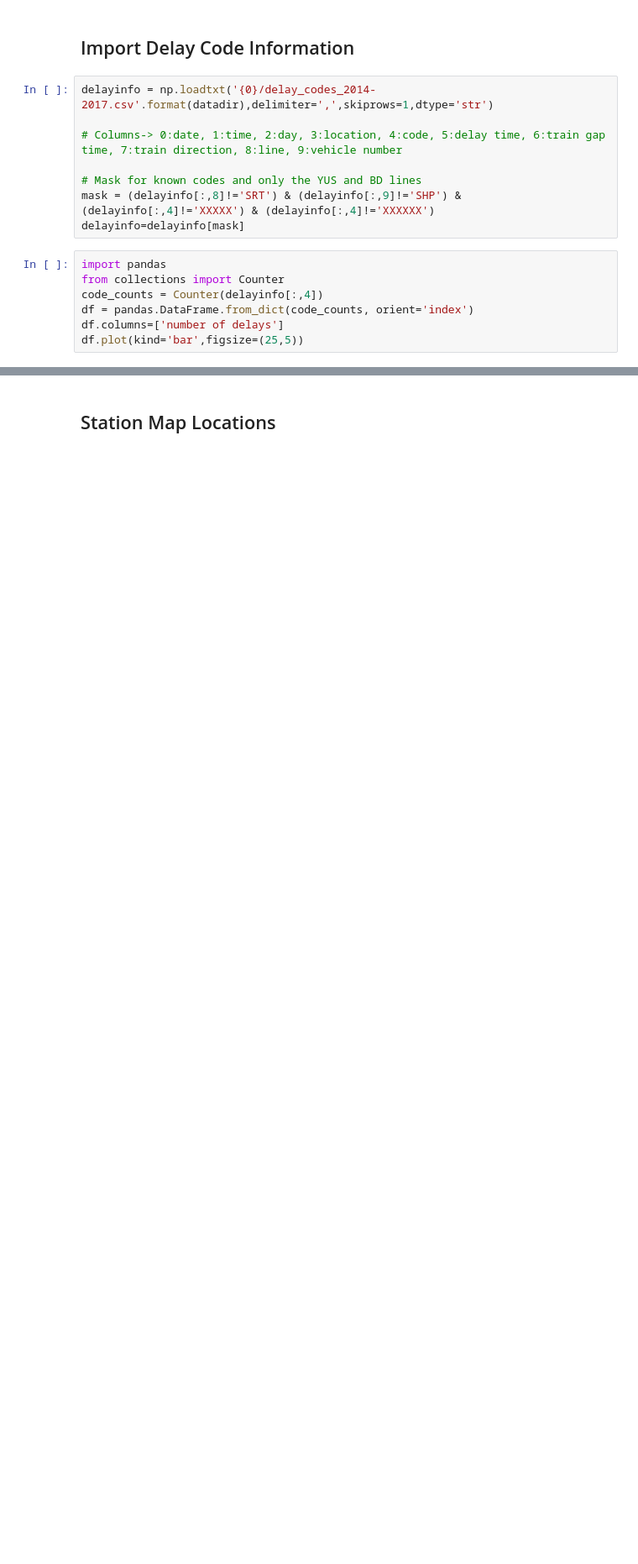
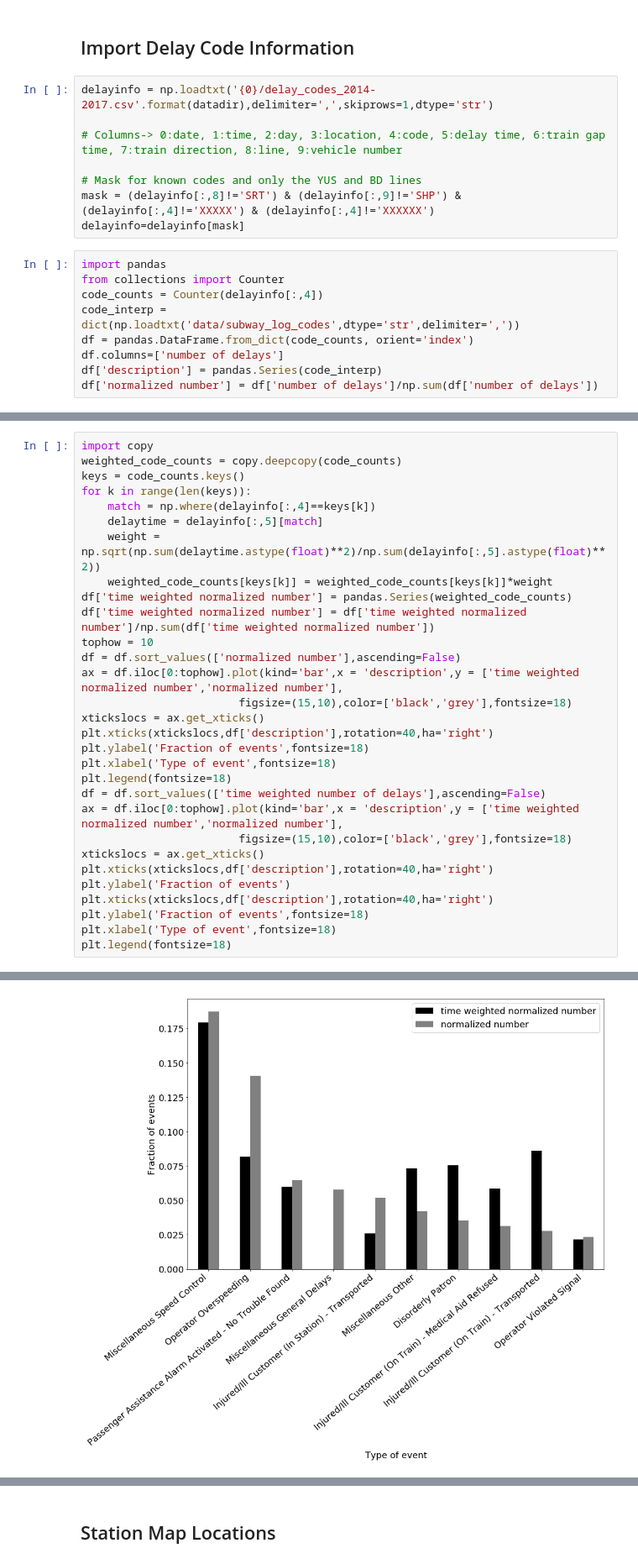
Before and after one commit to npricejones/ttc-vis, a Jupyter notebook: delay-ridership.ipynb, the cells around one changed output, grey strips where cells are left out. Shown at 84% size. Drawn from its saved outputs; the diff is of its cells as text; blank space fills up the shorter version.

```diff
--- a/delay-ridership.ipynb
+++ b/delay-ridership.ipynb
@@ -64,7 +64,9 @@ delayinfo=delayinfo[mask]
 import pandas
 from collections import Counter
 code_counts = Counter(delayinfo[:,4])
+code_interp = dict(np.loadtxt('data/subway_log_codes',dtype='str',delimiter=','))
 df = pandas.DataFrame.from_dict(code_counts, orient='index')
 df.columns=['number of delays']
-df.plot(kind='bar',figsize=(25,5))
+df['description'] = pandas.Series(code_interp)
+df['normalized number'] = df['number of delays']/np.sum(df['number of delays'])
 # %% [output]
@@ -72,0 +91,31 @@ df.plot(kind='bar',figsize=(25,5))
+# %%
+import copy
+weighted_code_counts = copy.deepcopy(code_counts)
+keys = code_counts.keys()
+for k in range(len(keys)):
+    match = np.where(delayinfo[:,4]==keys[k])
+    delaytime = delayinfo[:,5][match]
+    weight = np.sqrt(np.sum(delaytime.astype(float)**2)/np.sum(delayinfo[:,5].astype(float)**2))
+    weighted_code_counts[keys[k]] = weighted_code_counts[keys[k]]*weight
+df['time weighted normalized number'] = pandas.Series(weighted_code_counts)
+df['time weighted normalized number'] = df['time weighted normalized number']/np.sum(df['time weighted normalized number'])
+tophow = 10
+df = df.sort_values(['normalized number'],ascending=False)
+ax = df.iloc[0:tophow].plot(kind='bar',x = 'description',y = ['time weighted normalized number','normalized number'],
+                        figsize=(15,10),color=['black','grey'],fontsize=18)
+xtickslocs = ax.get_xticks()
+plt.xticks(xtickslocs,df['description'],rotation=40,ha='right')
+plt.ylabel('Fraction of events',fontsize=18)
+plt.xlabel('Type of event',fontsize=18)
+plt.legend(fontsize=18)
+df = df.sort_values(['time weighted number of delays'],ascending=False)
+ax = df.iloc[0:tophow].plot(kind='bar',x = 'description',y = ['time weighted normalized number','normalized number'],
+                        figsize=(15,10),color=['black','grey'],fontsize=18)
+xtickslocs = ax.get_xticks()
+plt.xticks(xtickslocs,df['description'],rotation=40,ha='right')
+plt.ylabel('Fraction of events')
+plt.xticks(xtickslocs,df['description'],rotation=40,ha='right')
+plt.ylabel('Fraction of events',fontsize=18)
+plt.xlabel('Type of event',fontsize=18)
+plt.legend(fontsize=18)
+# %% [output]
@@ -72,0 +123 @@ df.plot(kind='bar',figsize=(25,5))
+[figure, added]
```
Also changed, not shown: parts of 7 cells of this notebook.
